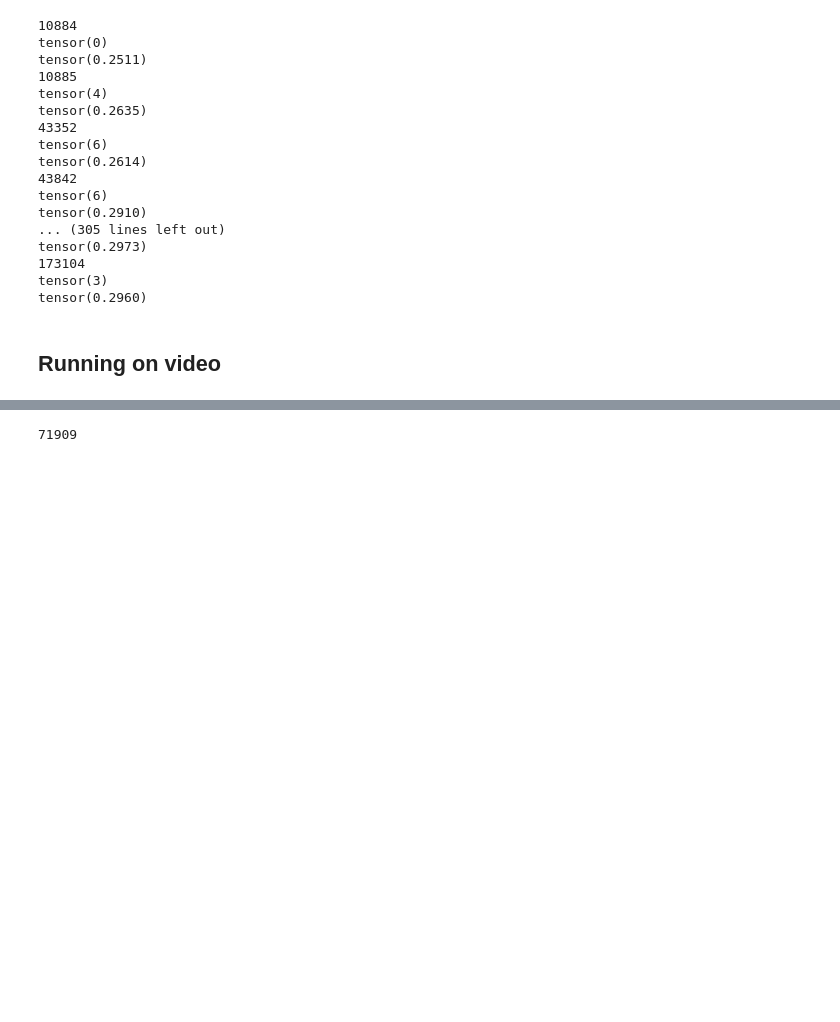
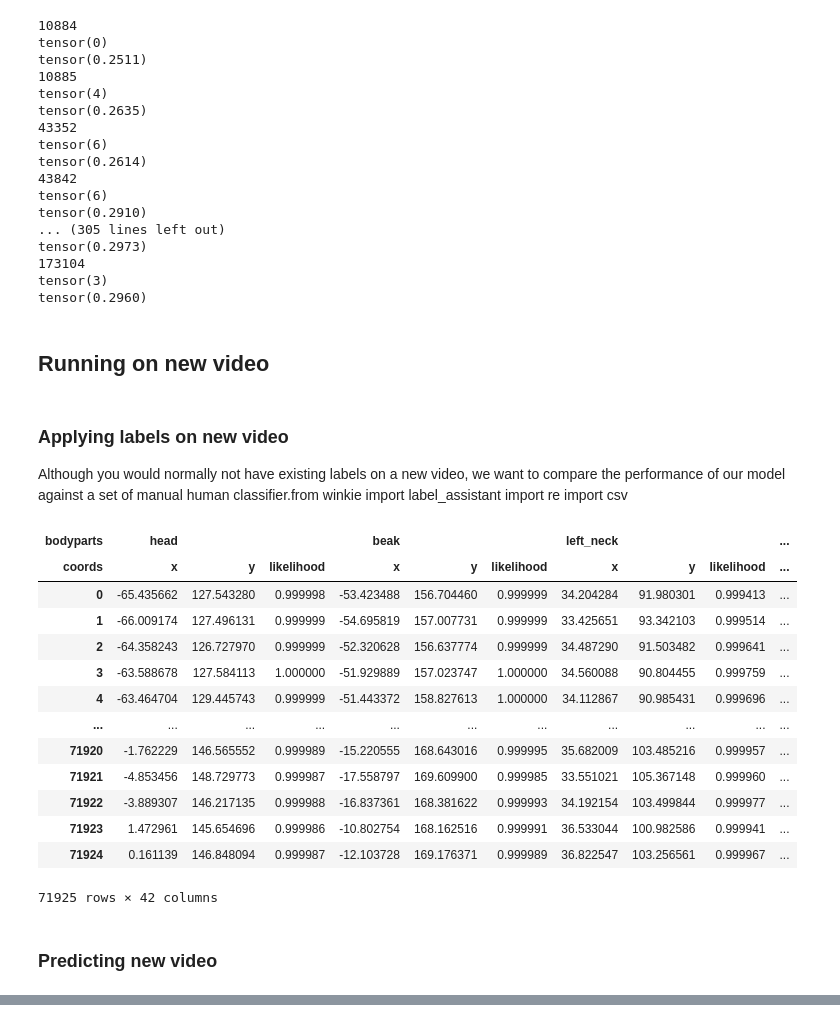
Before and after one commit to kiview/winkie, a Jupyter notebook: _paper_inception_time.ipynb, the cells around one changed output, grey strips where cells are left out. Cells and saved outputs as stored; diff of their text form; code cells hidden in the pictures; blank space fills up the shorter version.

```diff
--- a/_paper_inception_time.ipynb
+++ b/_paper_inception_time.ipynb
@@ -384,4 +455,10 @@ tensor(0.2973)
 tensor(3)
 tensor(0.2960)
 # %% [markdown]
-## Running on video
+## Running on new video
+# %% [markdown]
+### Applying labels on new video
+
+Although you would normally not have existing labels on a new video, we want to compare the performance of our model against a set of manual human classifier.from winkie import label_assistant
+import re
+import csv
@@ -387,0 +483,31 @@ tensor(0.2960)
+# %%
+default_label = 'not_defined'
+path_to_dlc_files = '.'
+
+base_behaviours = {'eating', 'walking', 'standing'}
+behaviours = base_behaviours.union({'head_shake', 'body_pump', 'tail_shake',
+                                'feather_clapping', 'preening', 'scratch_with_feet', 'standing_shaking'})
+ass = label_assistant.LabelAssistant(behaviours, path_to_dlc_files, default_label)
+
+with open('233_boxhab_day1_labels.csv') as csv_file:
+    csv_reader = csv.reader(csv_file, delimiter=';')
+    for r in csv_reader:
+        ass.addLabel(r[1], int(r[2]), int(r[3]), r[0])
+
+df = ass.apply_labels()
+df
+# %% [output]
+| bodyparts | head |  |  | beak |  |  | left_neck |  |  | ... |
+| coords | x | y | likelihood | x | y | likelihood | x | y | likelihood | ... |
+| 0 | -65.435662 | 127.543280 | 0.999998 | -53.423488 | 156.704460 | 0.999999 | 34.204284 | 91.980301 | 0.999413 | ... |
+| 1 | -66.009174 | 127.496131 | 0.999999 | -54.695819 | 157.007731 | 0.999999 | 33.425651 | 93.342103 | 0.999514 | ... |
+| 2 | -64.358243 | 126.727970 | 0.999999 | -52.320628 | 156.637774 | 0.999999 | 34.487290 | 91.503482 | 0.999641 | ... |
+| 3 | -63.588678 | 127.584113 | 1.000000 | -51.929889 | 157.023747 | 1.000000 | 34.560088 | 90.804455 | 0.999759 | ... |
+| 4 | -63.464704 | 129.445743 | 0.999999 | -51.443372 | 158.827613 | 1.000000 | 34.112867 | 90.985431 | 0.999696 | ... |
+| ... | ... | ... | ... | ... | ... | ... | ... | ... | ... | ... |
+| 71920 | -1.762229 | 146.565552 | 0.999989 | -15.220555 | 168.643016 | 0.999995 | 35.682009 | 103.485216 | 0.999957 | ... |
+| 71921 | -4.853456 | 148.729773 | 0.999987 | -17.558797 | 169.609900 | 0.999985 | 33.551021 | 105.367148 | 0.999960 | ... |
+| 71922 | -3.889307 | 146.217135 | 0.999988 | -16.837361 | 168.381622 | 0.999993 | 34.192154 | 103.499844 | 0.999977 | ... |
+| 71923 | 1.472961 | 145.654696 | 0.999986 | -10.802754 | 168.162516 | 0.999991 | 36.533044 | 100.982586 | 0.999941 | ... |
+| 71924 | 0.161139 | 146.848094 | 0.999987 | -12.103728 | 169.176371 | 0.999989 | 36.822547 | 103.256561 | 0.999967 | ... |
+71925 rows × 42 columns
@@ -388 +516,3 @@ tensor(0.2960)
+# %% [markdown]
+### Predicting new video
 # %%
@@ -418,7 +548,3 @@ test_dl = learn.dls.valid.new(test_ds)
 probas, targets, preds = learn.get_preds(dl=test_dl, with_decoded=True)
 # %% [output]
 [interactive output not drawn]
-# %%
-len(preds)
-# %% [output]
-71909
```
Also changed, not shown: parts of 25 cells of this notebook, 26 other files.
